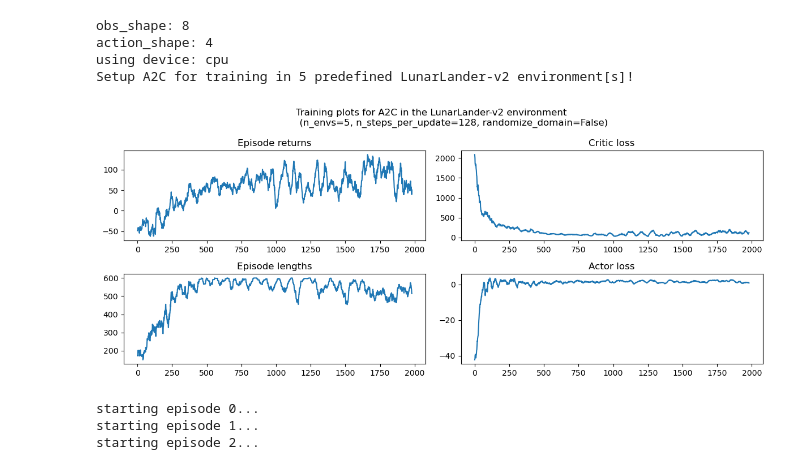
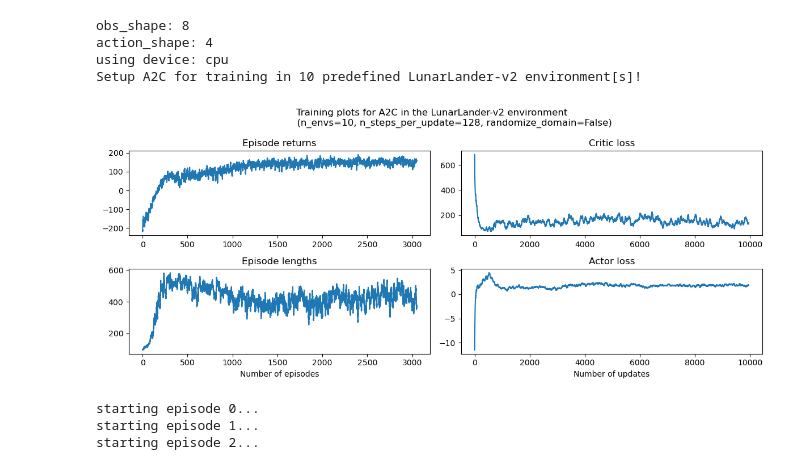
Before and after one commit to till2/vectorized-envs-tutorial, a Jupyter notebook: Vectorized_A2C.ipynb, the cells around one changed output. Saved outputs shown, nothing was run; the diff lists cells and outputs as text; code cells hidden in the pictures.

```diff
--- a/Vectorized_A2C.ipynb
+++ b/Vectorized_A2C.ipynb
@@ -149,16 +153,17 @@ class A2C(nn.Module):
         self.actor_optim.step()
 # %%
 # environment hyperparams
-n_envs = 5
-n_updates = 2000
+n_envs = 10
+n_updates = 10000
 n_steps_per_update = 128
 randomize_domain = False
 
 # agent hyperparams
 gamma = 0.999
 lam = 0.95 # hyperparameter for GAE
+ent_coef = 0.01 # coefficient for entropy bonus (to encourage exploration)
 actor_lr = 0.001
-critic_lr = 0.01
+critic_lr = 0.005
 
 # Note: the actor has a slower learning rate so that the value targets become
 # more stationary and are theirfore easier to estimate for the critic
@@ -197,10 +202,10 @@ print('Setup {} for training in {} {} LunarLander-v2 environment[s]!'
 obs_shape: 8
 action_shape: 4
 using device: cpu
-Setup A2C for training in 5 predefined LunarLander-v2 environment[s]!
+Setup A2C for training in 10 predefined LunarLander-v2 environment[s]!
 # %%
 # create a wrapper environment to save episode returns and episode lenghts
-envs_wrapper = gym.wrappers.RecordEpisodeStatistics(envs, deque_size=n_updates)
+envs_wrapper = gym.wrappers.RecordEpisodeStatistics(envs, deque_size=n_envs*n_updates)
 
 critic_losses = []
 actor_losses = []
@@ -226,7 +231,7 @@ for sample_phase in tqdm(range(n_updates)):
     for step in range(n_steps_per_update):
 
         # select an action A_{t} using S_{t} as input for the agent
-        actions, action_log_probs, state_value_preds = agent.select_action(states)
+        actions, action_log_probs, state_value_preds, entropy = agent.select_action(states)
 
         # perform the action A_{t} in the environment to get S_{t+1} and R_{t+1}
         states, rewards, terminated, truncated, infos = envs_wrapper.step(actions.tolist())
@@ -236,12 +241,12 @@ for sample_phase in tqdm(range(n_updates)):
         ep_action_log_probs[step] = action_log_probs
 
         # add a mask (for the return calculation later);
-        # for each env the mask is 1 if the episode is ongoing and 0 if it is done
-        masks[step] = torch.tensor([not term and not trunc for term,trunc in zip(terminated, truncated)])
+        # for each env the mask is 1 if the episode is ongoing and 0 if it is terminated (not by truncation!)
+        masks[step] = torch.tensor([not term for term in terminated])
 
     # calculate the losses for actor and critic
-    critic_loss, actor_loss = agent.get_losses(ep_rewards, ep_action_log_probs, ep_value_preds,
-                                               masks, gamma, lam, device) # lam for GAE calculation is not used yet
+    critic_loss, actor_loss = agent.get_losses(ep_rewards, ep_action_log_probs, ep_value_preds, entropy,
+                                               masks, gamma, lam, ent_coef, device)
 
     # update the actor and critic networks
     agent.update_parameters(critic_loss, actor_loss)
@@ -254,7 +259,7 @@ for sample_phase in tqdm(range(n_updates)):
 
 %matplotlib inline
 
-rolling_length = 20
+rolling_length = 50
 fig, axs = plt.subplots(nrows=2, ncols=2, figsize=(12, 5))
 fig.suptitle(f'Training plots for {agent.__class__.__name__} in the LunarLander-v2 environment \n \
              (n_envs={n_envs}, n_steps_per_update={n_steps_per_update}, randomize_domain={randomize_domain})')
@@ -267,39 +272,42 @@ episode_returns_moving_average = (
     )
     / rolling_length
 )
-axs[0][0].plot(episode_returns_moving_average)
+axs[0][0].plot(np.arange(len(episode_returns_moving_average)) / n_envs, episode_returns_moving_average)
 
 # episode length
 axs[1][0].set_title('Episode lengths')
 episode_length_moving_average = (
     np.convolve(np.array(envs_wrapper.length_queue), np.ones(rolling_length), mode='valid')
-    / rolling_length)
-axs[1][0].plot(episode_length_moving_average)
+    / rolling_length
+)
+axs[1][0].plot(np.arange(len(episode_length_moving_average)) / n_envs, episode_length_moving_average)
+axs[1][0].set_xlabel('Number of episodes')
 
 # critic loss
 axs[0][1].set_title('Critic loss')
 critic_losses_moving_average = (
     np.convolve(
         np.array(critic_losses).flatten(), np.ones(rolling_length), mode='valid'
     )
     / rolling_length
 )
 axs[0][1].plot(critic_losses_moving_average)
 
 # actor loss
 axs[1][1].set_title('Actor loss')
 actor_losses_moving_average = (
     np.convolve(
         np.array(actor_losses).flatten(), np.ones(rolling_length), mode='valid'
     )
     / rolling_length
 )
 axs[1][1].plot(actor_losses_moving_average)
+axs[1][1].set_xlabel('Number of updates')
 
 plt.tight_layout()
 plt.show()
 # %% [output]
-[figure, old version]
+[figure, new version]
 # %%
 save_weights = True
 load_weights = False
```
Also changed, not shown: parts of 3 cells of this notebook.
